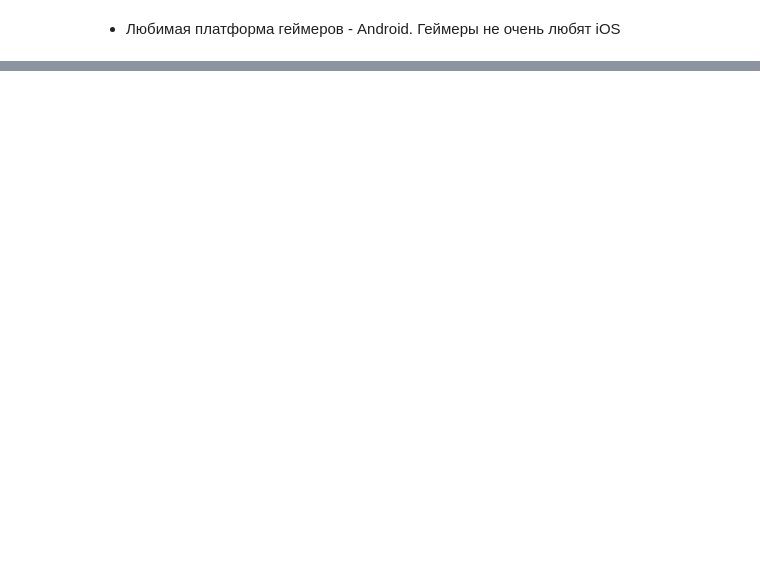
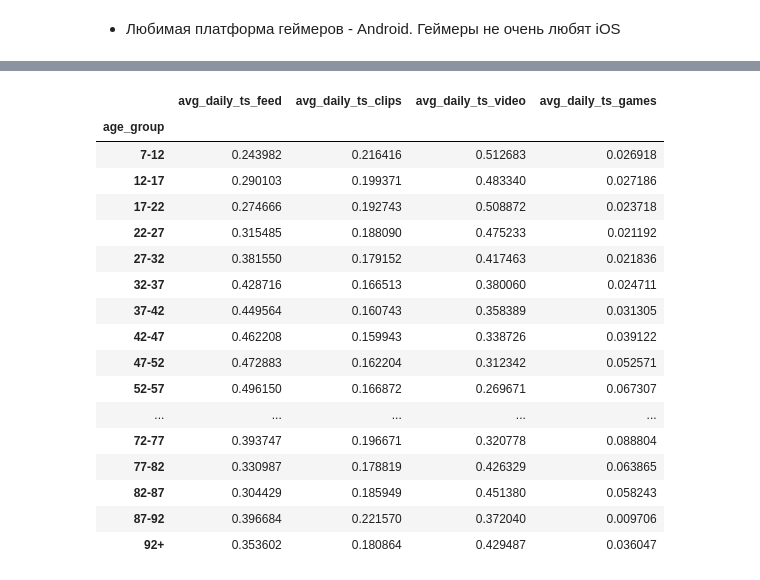
Before and after one commit to Envicta25/vk-ok-games-analysis, a Jupyter notebook: vk_case1.ipynb, the cells around one changed output, grey strips where cells are left out. Drawn from its saved outputs; the diff is of its cells as text; code cells hidden in the pictures; blank space fills up the shorter version.

```diff
--- a/vk_case1.ipynb
+++ b/vk_case1.ipynb
@@ -350,0 +468,30 @@ plt.show()
+# %%
+# Заполняем NaN
+df_vk_clean = df_vk.copy()
+df_vk_clean[cols] = df_vk_clean[cols].fillna(0)
+
+df_ok_clean = df_ok.copy()
+df_ok_clean[cols] = df_ok_clean[cols].fillna(0)
+
+# Группируем и суммируем
+grouped_vk = (
+    df_vk_clean
+    .groupby('age_group', observed=False)[[
+        'avg_daily_ts_feed',
+        'avg_daily_ts_clips',
+        'avg_daily_ts_video',
+        'avg_daily_ts_games'
+    ]]
+    .sum()
+)
+
+grouped_ok = (
+    df_ok_clean
+    .groupby('age_group', observed=False)[[
+        'avg_daily_ts_feed',
+        'avg_daily_ts_clips',
+        'avg_daily_ts_video',
+        'avg_daily_ts_games'
+    ]]
+    .sum()
+)
@@ -350,0 +552,25 @@ plt.show()
+# %%
+# Нормируем по строкам
+grouped_normalized_vk = grouped_vk.div(grouped_vk.sum(axis=1), axis=0)
+grouped_normalized_ok = grouped_ok.div(grouped_ok.sum(axis=1), axis=0)
+# %%
+grouped_normalized_vk
+# %% [output]
+|  | avg_daily_ts_feed | avg_daily_ts_clips | avg_daily_ts_video | avg_daily_ts_games |
+| age_group |  |  |  |  |
+| 7-12 | 0.243982 | 0.216416 | 0.512683 | 0.026918 |
+| 12-17 | 0.290103 | 0.199371 | 0.483340 | 0.027186 |
+| 17-22 | 0.274666 | 0.192743 | 0.508872 | 0.023718 |
+| 22-27 | 0.315485 | 0.188090 | 0.475233 | 0.021192 |
+| 27-32 | 0.381550 | 0.179152 | 0.417463 | 0.021836 |
+| 32-37 | 0.428716 | 0.166513 | 0.380060 | 0.024711 |
+| 37-42 | 0.449564 | 0.160743 | 0.358389 | 0.031305 |
+| 42-47 | 0.462208 | 0.159943 | 0.338726 | 0.039122 |
+| 47-52 | 0.472883 | 0.162204 | 0.312342 | 0.052571 |
+| 52-57 | 0.496150 | 0.166872 | 0.269671 | 0.067307 |
+| ... | ... | ... | ... | ... |
+| 72-77 | 0.393747 | 0.196671 | 0.320778 | 0.088804 |
+| 77-82 | 0.330987 | 0.178819 | 0.426329 | 0.063865 |
+| 82-87 | 0.304429 | 0.185949 | 0.451380 | 0.058243 |
+| 87-92 | 0.396684 | 0.221570 | 0.372040 | 0.009706 |
+| 92+ | 0.353602 | 0.180864 | 0.429487 | 0.036047 |
```
Also changed, not shown: parts of 27 cells of this notebook.
